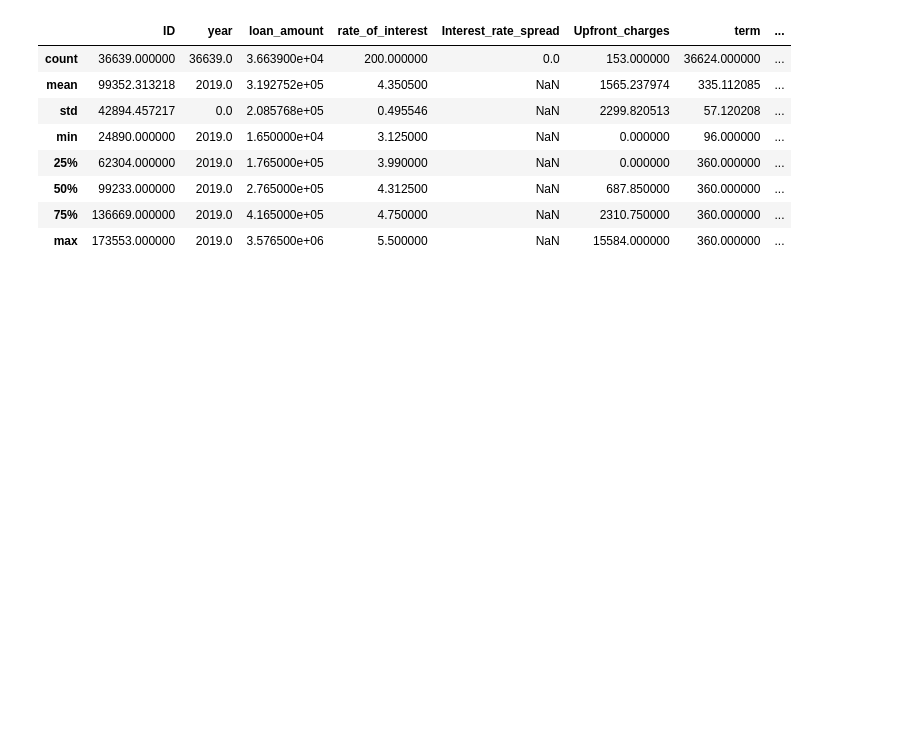
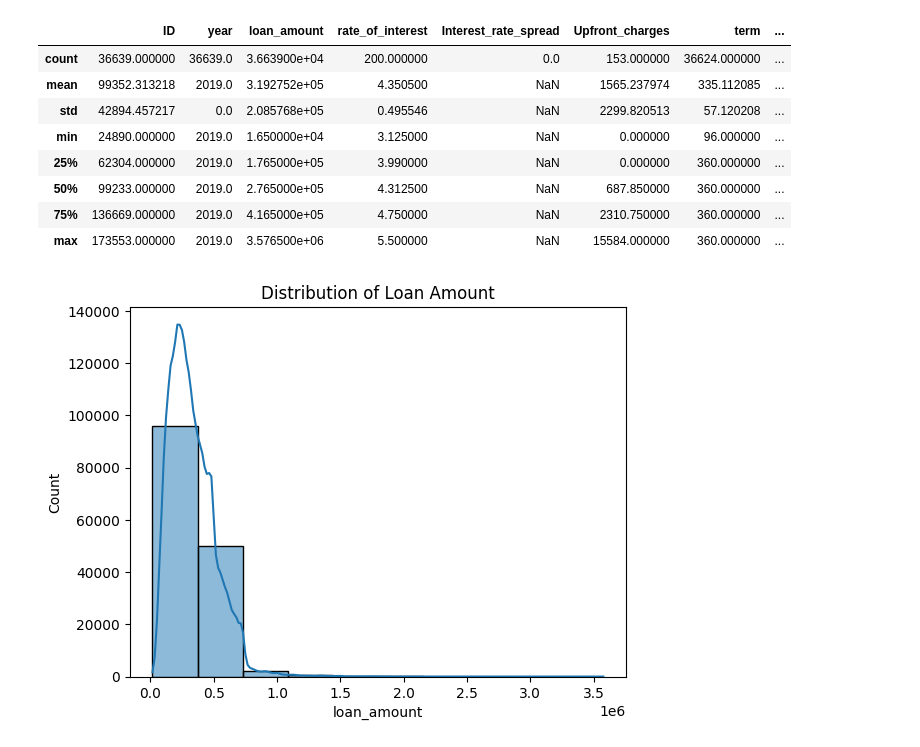
Before and after one commit to YASH280626/loan-default-prediction, a Jupyter notebook: analysis.ipynb, the cells around one changed output. Saved outputs shown, nothing was run; the diff lists cells and outputs as text; code cells hidden in the pictures; blank space fills up the shorter version.

Commit message:
Investigated the Distribution of income, loan amount and credit score in the dataset

```diff
--- a/analysis.ipynb
+++ b/analysis.ipynb
@@ -397,0 +401,6 @@ df[df['Status'] == 1].describe()
+# %%
+sns.histplot(df['loan_amount'], bins = 10, kde = True)
+plt.title("Distribution of Loan Amount")
+plt.show()
+# %% [output]
+[figure, added]
```
Also changed, not shown: parts of 3 cells of this notebook.
